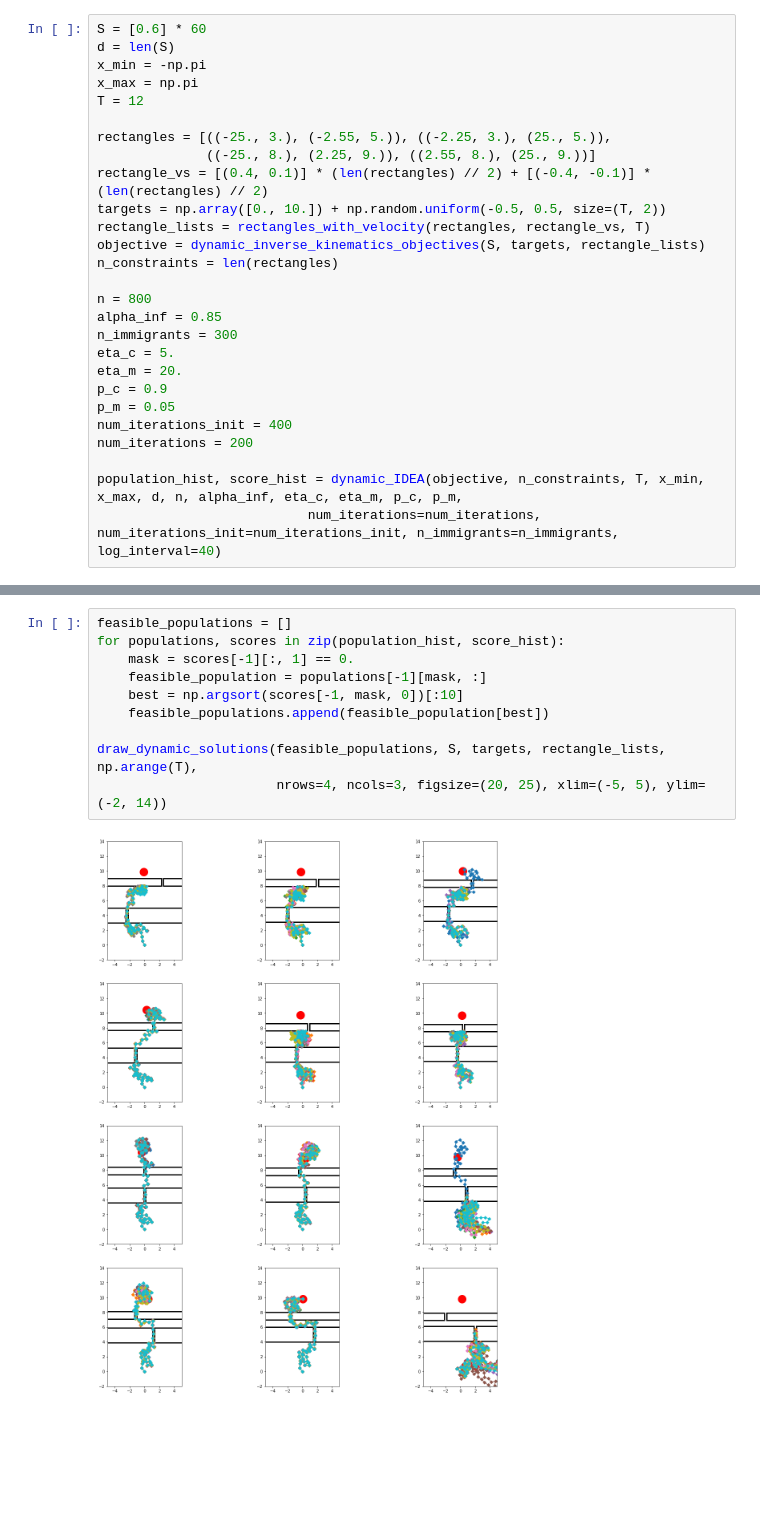
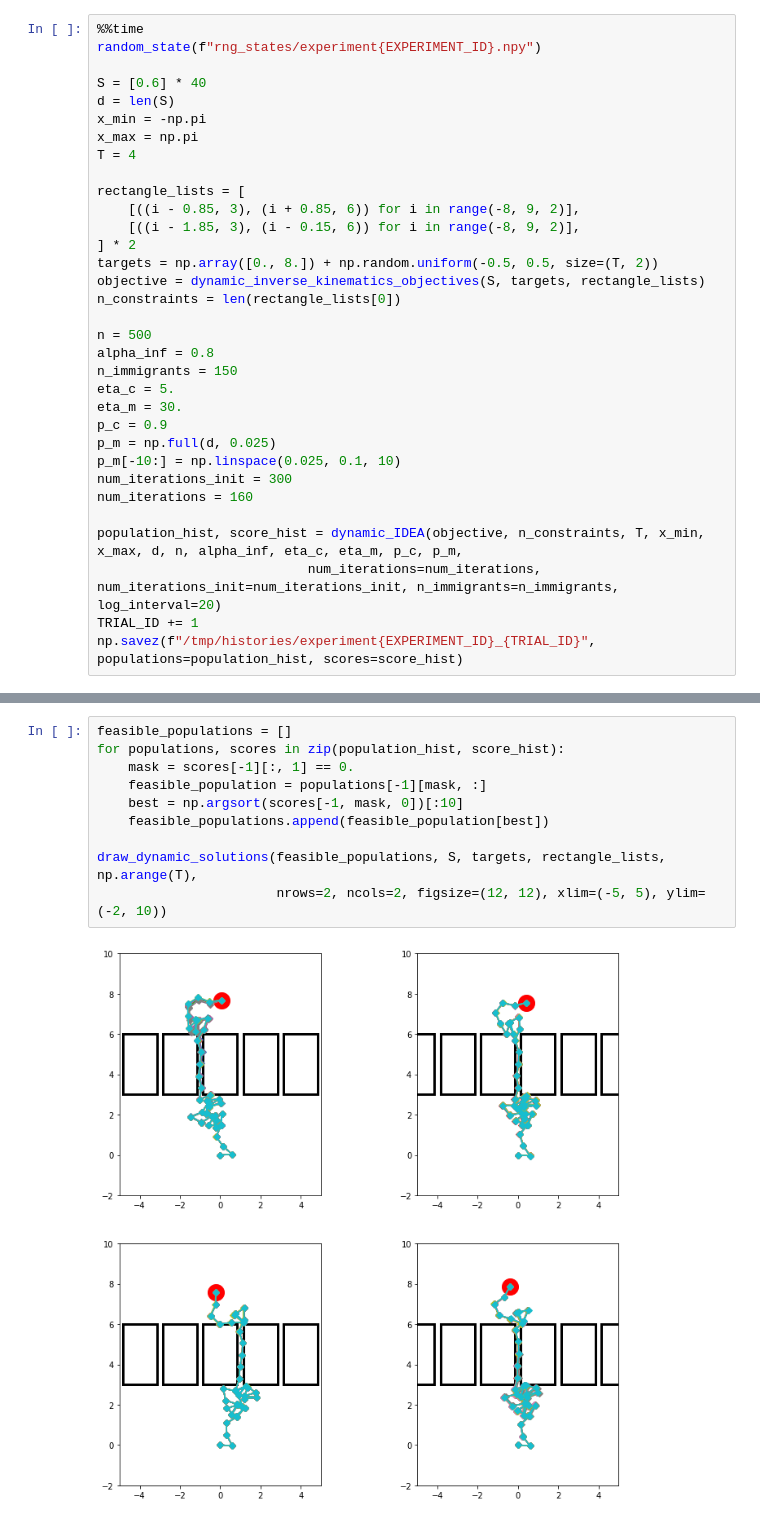
Before and after one commit to JaworWr/Dynamic-inverse-kinematics, a Jupyter notebook: Experiment6.ipynb, the cells around one changed output, grey strips where cells are left out. Cells and saved outputs as stored; diff of their text form; blank space fills up the shorter version.

```diff
--- a/Experiment6.ipynb
+++ b/Experiment6.ipynb
@@ -8,30 +86,36 @@ random_state("rng_states/experiment6.npy")
 # %%
-S = [0.6] * 60
+%%time
+random_state(f"rng_states/experiment{EXPERIMENT_ID}.npy")
+
+S = [0.6] * 40
 d = len(S)
 x_min = -np.pi
 x_max = np.pi
-T = 12
+T = 4
 
-rectangles = [((-25., 3.), (-2.55, 5.)), ((-2.25, 3.), (25., 5.)),
-              ((-25., 8.), (2.25, 9.)), ((2.55, 8.), (25., 9.))]
-rectangle_vs = [(0.4, 0.1)] * (len(rectangles) // 2) + [(-0.4, -0.1)] * (len(rectangles) // 2)
-targets = np.array([0., 10.]) + np.random.uniform(-0.5, 0.5, size=(T, 2))
-rectangle_lists = rectangles_with_velocity(rectangles, rectangle_vs, T)
+rectangle_lists = [
+    [((i - 0.85, 3), (i + 0.85, 6)) for i in range(-8, 9, 2)],
+    [((i - 1.85, 3), (i - 0.15, 6)) for i in range(-8, 9, 2)],
+] * 2
+targets = np.array([0., 8.]) + np.random.uniform(-0.5, 0.5, size=(T, 2))
 objective = dynamic_inverse_kinematics_objectives(S, targets, rectangle_lists)
-n_constraints = len(rectangles)
+n_constraints = len(rectangle_lists[0])
 
-n = 800
-alpha_inf = 0.85
-n_immigrants = 300
+n = 500
+alpha_inf = 0.8
+n_immigrants = 150
 eta_c = 5.
-eta_m = 20.
+eta_m = 30.
 p_c = 0.9
-p_m = 0.05
-num_iterations_init = 400
-num_iterations = 200
+p_m = np.full(d, 0.025)
+p_m[-10:] = np.linspace(0.025, 0.1, 10)
+num_iterations_init = 300
+num_iterations = 160
 
 population_hist, score_hist = dynamic_IDEA(objective, n_constraints, T, x_min, x_max, d, n, alpha_inf, eta_c, eta_m, p_c, p_m,
-                           num_iterations=num_iterations, num_iterations_init=num_iterations_init, n_immigrants=n_immigrants, log_interval=40)
+                           num_iterations=num_iterations, num_iterations_init=num_iterations_init, n_immigrants=n_immigrants, log_interval=20)
+TRIAL_ID += 1
+np.savez(f"/tmp/histories/experiment{EXPERIMENT_ID}_{TRIAL_ID}", populations=population_hist, scores=score_hist)
 # %% [output]
 ================================================================================
 t=0
@@ -57,15 +141,15 @@ Iteration 199, #feasible: 120, best: [20.35297739], #infeasible: 680, best: [6.6
 # %%
 feasible_populations = []
 for populations, scores in zip(population_hist, score_hist):
     mask = scores[-1][:, 1] == 0.
     feasible_population = populations[-1][mask, :]
     best = np.argsort(scores[-1, mask, 0])[:10]
     feasible_populations.append(feasible_population[best])
 
 draw_dynamic_solutions(feasible_populations, S, targets, rectangle_lists, np.arange(T),
-                       nrows=4, ncols=3, figsize=(20, 25), xlim=(-5, 5), ylim=(-2, 14))
+                       nrows=2, ncols=2, figsize=(12, 12), xlim=(-5, 5), ylim=(-2, 10))
 # %% [output]
-[figure, old version]
+[figure, new version]
 # %%
 infeasible_populations = []
 for populations, scores in zip(population_hist, score_hist):
```
Also changed, not shown: parts of 11 cells of this notebook, 20 other files.
